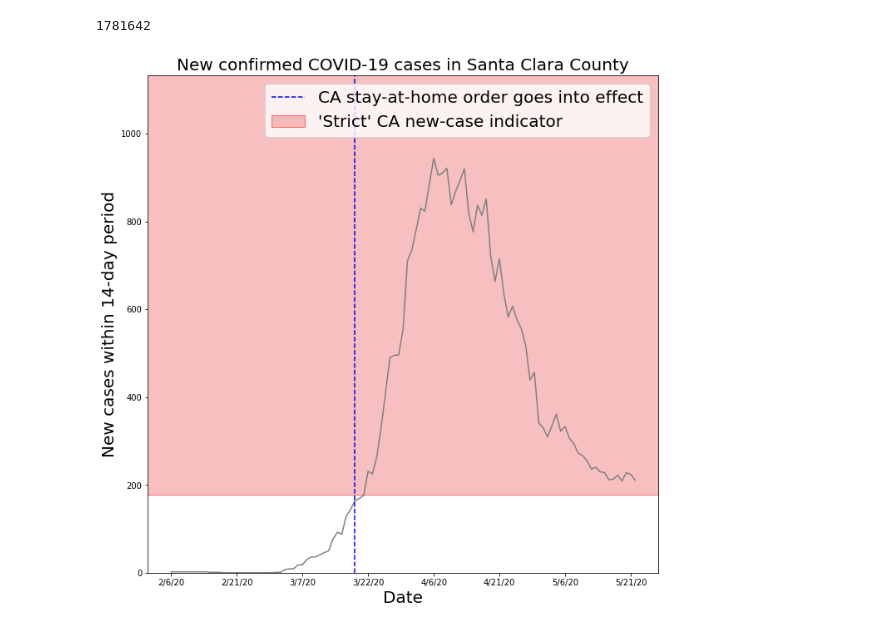
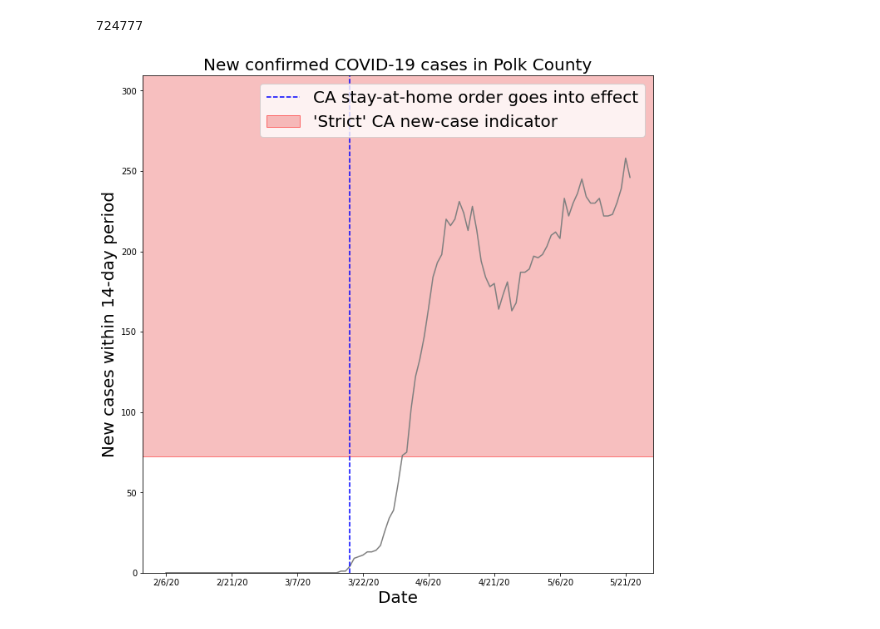
Before and after one commit to arjunsavel/covid-indicators, a Jupyter notebook: new_case_indicator.ipynb, the cells around one changed output. Drawn from its saved outputs; the diff is of its cells as text; code cells hidden in the pictures.

```diff
--- a/new_case_indicator.ipynb
+++ b/new_case_indicator.ipynb
@@ -57,7 +57,7 @@ def plot_county_new_cases(county, state='California', fractional=False):
     corr_county = new_cases['County']==county
     corr_state = new_cases['State']==state
     county_new = new_cases[corr_county & corr_state].values[0][1:-3]
-    last_14 = [np.sum(county_new[i-14:i]) for i in range(14, len(county_new))]
+    last_14 = [np.sum(county_new[i-14:i+ 1]) for i in range(14, len(county_new))]
 
     tick_spacing=15
 
@@ -94,8 +94,8 @@ def plot_county_new_cases(county, state='California', fractional=False):
 
     plt.legend(fontsize=20,)
     print(pop_size)
-# %%
-plot_county_new_cases('Santa Clara')
-# %% [output]
-1781642
-[figure, removed]
+# %%
+plot_county_new_cases('Polk', "Florida")
+# %% [output]
+724777
+[figure, added]
```
